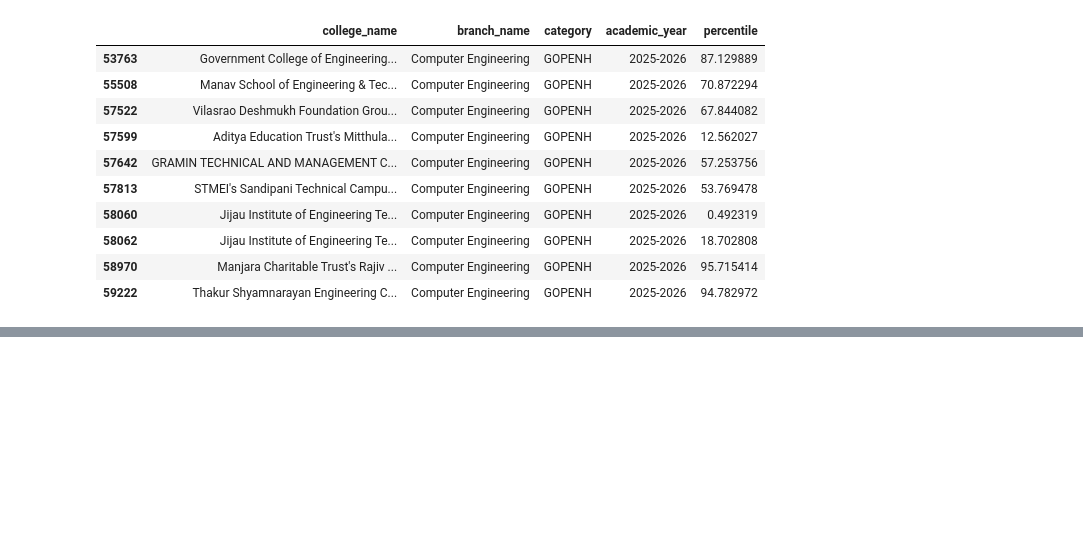
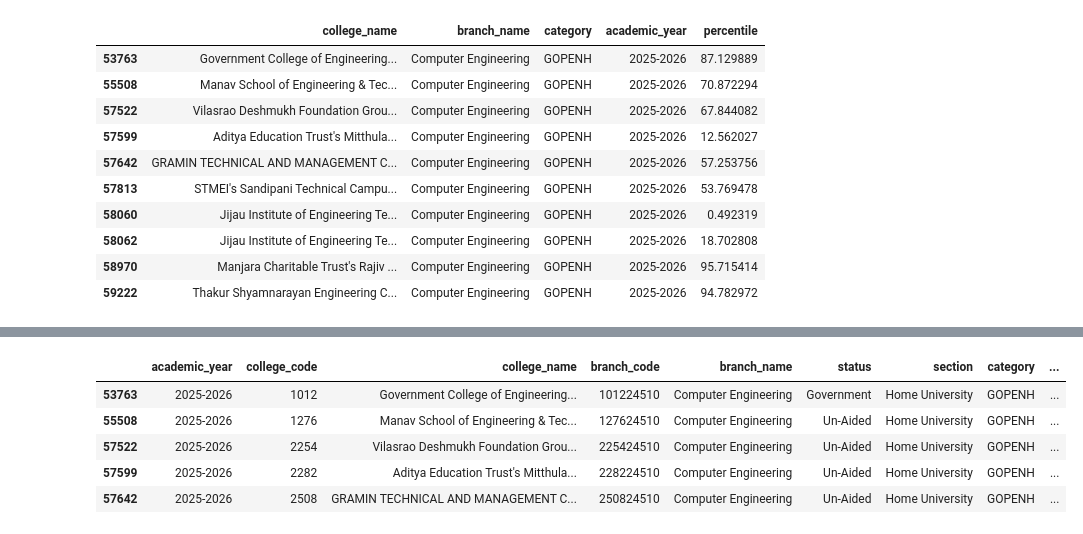
Before and after one commit to krishparmani/college-predictor, a Jupyter notebook: notebook/recommendation_engine.ipynb, the cells around one changed output, grey strips where cells are left out. Cells and saved outputs as stored; diff of their text form; code cells hidden in the pictures; blank space fills up the shorter version.

```diff
--- a/notebook/recommendation_engine.ipynb
+++ b/notebook/recommendation_engine.ipynb
@@ -116,0 +217,25 @@ year_df[
+# %%
+from importlib import reload
+import src.components.recommendation_engine as rec
+
+reload(rec)
+
+from src.components.recommendation_engine import RecommendationEngine
+
+engine = RecommendationEngine(df)
+# %%
+result = engine.recommend(
+    percentile=98.2,
+    category="GOPENH",
+    branch="Computer Engineering",
+    academic_year="2025-2026"
+)
+
+result.head()
+# %% [output]
+|  | academic_year | college_code | college_name | branch_code | branch_name | status | section | category | ... |
+| 53763 | 2025-2026 | 1012 | Government College of Engineering... | 101224510 | Computer Engineering | Government | Home University | GOPENH | ... |
+| 55508 | 2025-2026 | 1276 | Manav School of Engineering & Tec... | 127624510 | Computer Engineering | Un-Aided | Home University | GOPENH | ... |
+| 57522 | 2025-2026 | 2254 | Vilasrao Deshmukh Foundation Grou... | 225424510 | Computer Engineering | Un-Aided | Home University | GOPENH | ... |
+| 57599 | 2025-2026 | 2282 | Aditya Education Trust's Mitthula... | 228224510 | Computer Engineering | Un-Aided | Home University | GOPENH | ... |
+| 57642 | 2025-2026 | 2508 | GRAMIN TECHNICAL AND MANAGEMENT C... | 250824510 | Computer Engineering | Un-Aided | Home University | GOPENH | ... |
```
Also changed, not shown: parts of 35 cells of this notebook, 1 other file.
